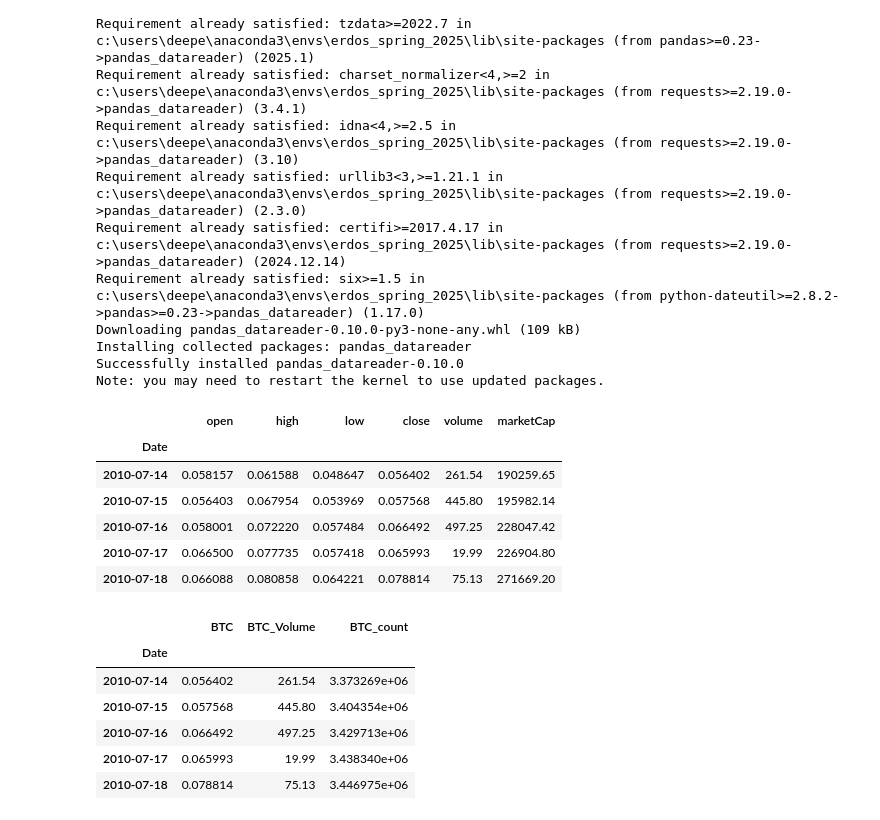
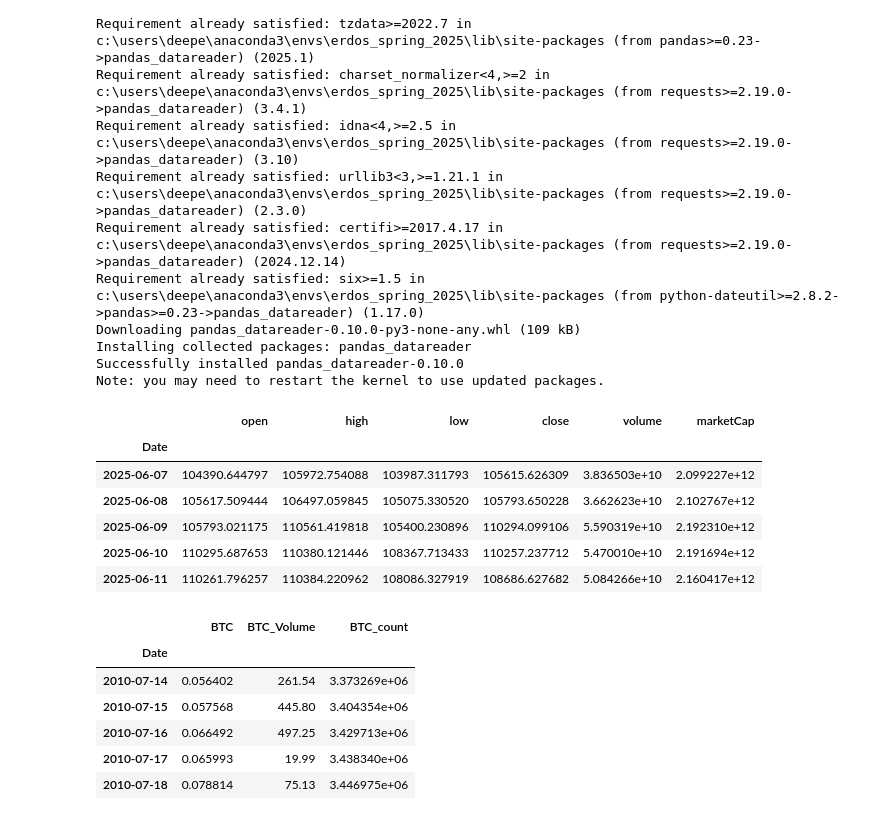
Before and after one commit to DDeepuS/bitcoin-price-prediction, a Jupyter notebook: Notebooks/data_cleaning.ipynb, the cells around one changed output. Drawn from its saved outputs; the diff is of its cells as text; code cells hidden in the pictures.

```diff
--- a/Notebooks/data_cleaning.ipynb
+++ b/Notebooks/data_cleaning.ipynb
@@ -33,21 +35,43 @@ import xgboost as xgb
-# %%
-bitcoin_df = pd.read_csv("../Data/bitcoin.csv", sep=";")
-
-bitcoin_df["Date"] = pd.to_datetime(bitcoin_df["timestamp"]).dt.date
-bitcoin_df=bitcoin_df.set_index("Date")
-bitcoin_df=bitcoin_df.sort_index(ascending=True)
-
-bitcoin_df=bitcoin_df.drop(columns=["timeOpen", "timeClose", "timeHigh", "timeLow", 'name', 'timestamp'])
-
-bitcoin_df.head()
-# %% [output]
-|  | open | high | low | close | volume | marketCap |
-| Date |  |  |  |  |  |  |
-| 2010-07-14 | 0.058157 | 0.061588 | 0.048647 | 0.056402 | 261.54 | 190259.65 |
-| 2010-07-15 | 0.056403 | 0.067954 | 0.053969 | 0.057568 | 445.80 | 195982.14 |
-| 2010-07-16 | 0.058001 | 0.072220 | 0.057484 | 0.066492 | 497.25 | 228047.42 |
-| 2010-07-17 | 0.066500 | 0.077735 | 0.057418 | 0.065993 | 19.99 | 226904.80 |
-| 2010-07-18 | 0.066088 | 0.080858 | 0.064221 | 0.078814 | 75.13 | 271669.20 |
+# %%
+# 1) Point to your folder
+data_path = "../Data/BTC"
+
+# 2) Find all files matching btc_2010.csv ... btc_2025.csv
+all_files = glob.glob(os.path.join(data_path, "btc_*.csv"))
+
+# 3) Read and collect
+df_list = []
+for filepath in all_files:
+    # adjust parse_dates/index_col to whatever your CSV uses
+    year_df = pd.read_csv(
+        filepath,
+        parse_dates=["timestamp"],    # or the name of your date column
+        sep=";"
+    )
+
+    df_list.append(year_df)
+
+# 4) Concatenate and sort by date
+bitcoin_df = pd.concat(df_list).sort_index()
+
+# 5) (Optional) Reset index if you want Date as a column:
+# bitcoin_df = bitcoin_df.reset_index()
+
+bitcoin_df["Date"] = pd.to_datetime(bitcoin_df["timestamp"]).dt.date
+bitcoin_df=bitcoin_df.set_index("Date")
+bitcoin_df=bitcoin_df.sort_index(ascending=True)
+
+bitcoin_df=bitcoin_df.drop(columns=["timeOpen", "timeClose", "timeHigh", "timeLow", 'name', 'timestamp'])
+
+bitcoin_df.tail()
+# %% [output]
+|  | open | high | low | close | volume | marketCap |
+| Date |  |  |  |  |  |  |
+| 2025-06-07 | 104390.644797 | 105972.754088 | 103987.311793 | 105615.626309 | 3.836503e+10 | 2.099227e+12 |
+| 2025-06-08 | 105617.509444 | 106497.059845 | 105075.330520 | 105793.650228 | 3.662623e+10 | 2.102767e+12 |
+| 2025-06-09 | 105793.021175 | 110561.419818 | 105400.230896 | 110294.099106 | 5.590319e+10 | 2.192310e+12 |
+| 2025-06-10 | 110295.687653 | 110380.121446 | 108367.713433 | 110257.237712 | 5.470010e+10 | 2.191694e+12 |
+| 2025-06-11 | 110261.796257 | 110384.220962 | 108086.327919 | 108686.627682 | 5.084266e+10 | 2.160417e+12 |
 # %%
 Main_df=bitcoin_df[['close','volume','marketCap']]
 Main_df=Main_df.rename(columns={"close": "BTC", "volume": "BTC_Volume"})
```
Also changed, not shown: parts of 10 cells of this notebook, 1 other file.
